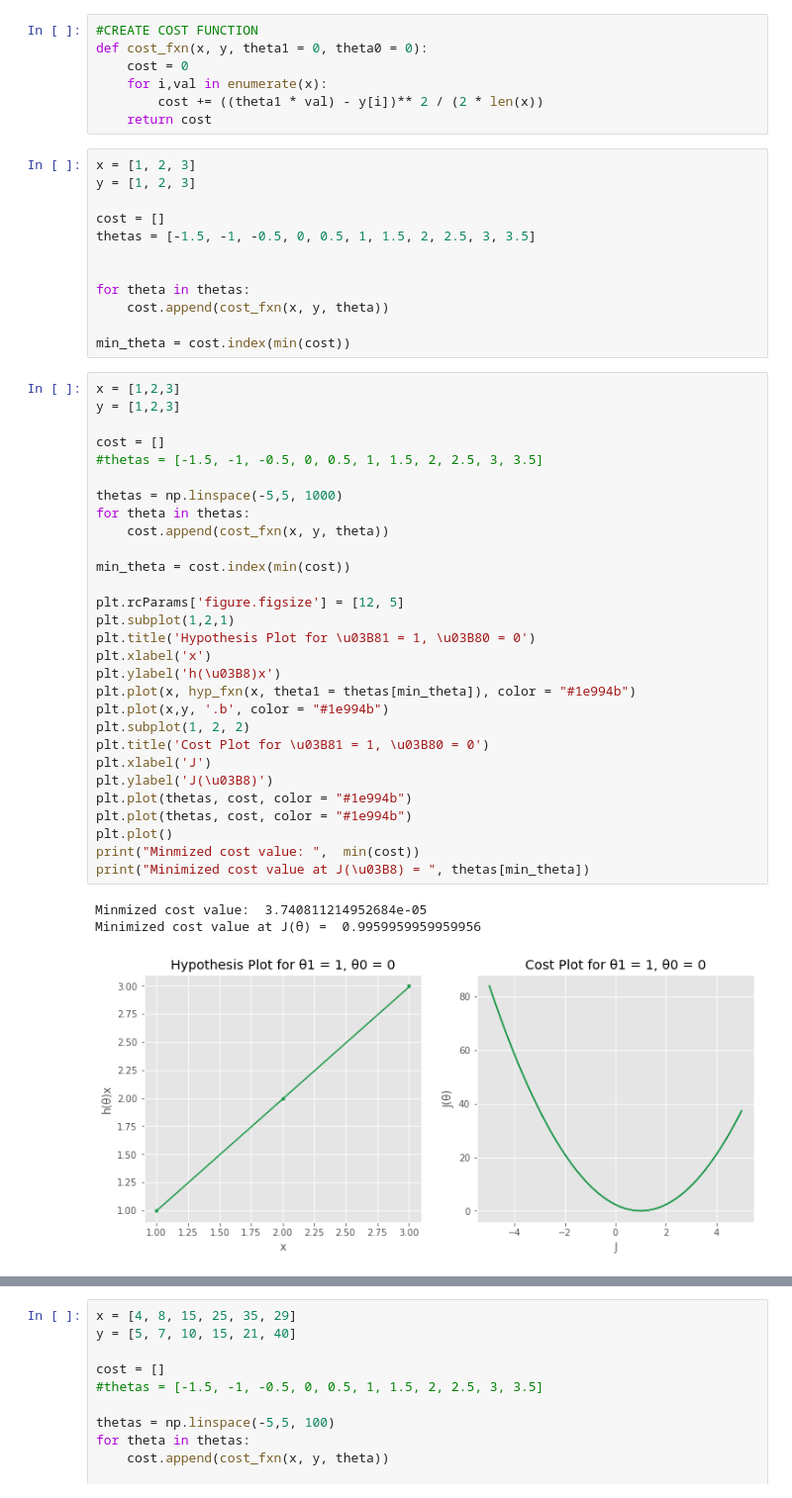
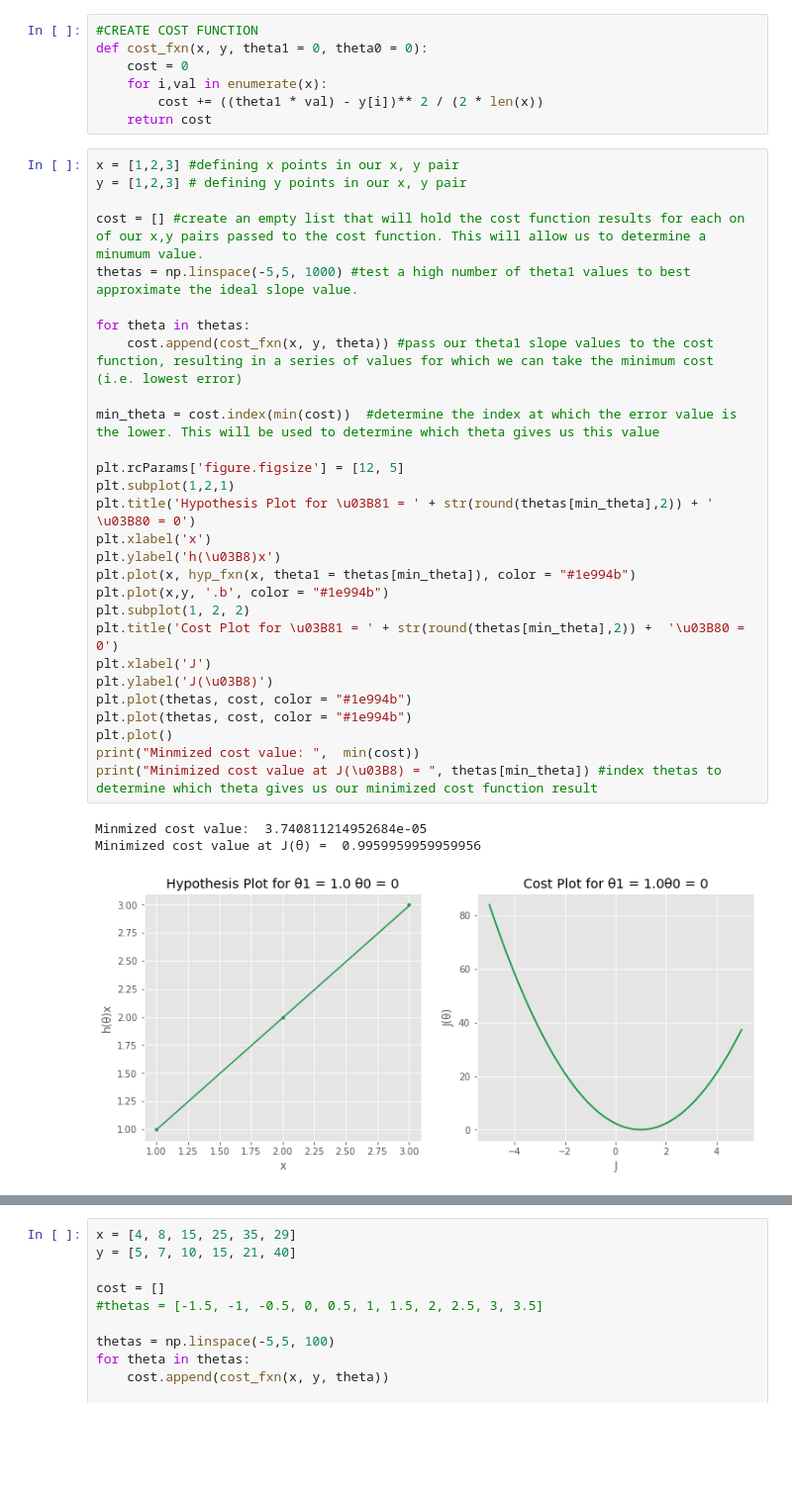
Before and after one commit to kvssea/MachineLearning, a Jupyter notebook: linear_cost_functions.ipynb, the cells around one changed output, grey strips where cells are left out. Shown: that part at 99% size. Drawn from its saved outputs; the diff is of its cells as text; blank space fills up the shorter version.

```diff
--- a/linear_cost_functions.ipynb
+++ b/linear_cost_functions.ipynb
@@ -58,48 +63,35 @@ def cost_fxn(x, y, theta1 = 0, theta0 = 0):
     for i,val in enumerate(x):
         cost += ((theta1 * val) - y[i])** 2 / (2 * len(x))
     return cost
-# %%
-x = [1, 2, 3]
-y = [1, 2, 3]
-
-cost = []
-thetas = [-1.5, -1, -0.5, 0, 0.5, 1, 1.5, 2, 2.5, 3, 3.5]
-
-
-for theta in thetas:
-    cost.append(cost_fxn(x, y, theta))
-
-min_theta = cost.index(min(cost))
 # %%
-x = [1,2,3]
-y = [1,2,3]
+x = [1,2,3] #defining x points in our x, y pair
+y = [1,2,3] # defining y points in our x, y pair
 
-cost = []
-#thetas = [-1.5, -1, -0.5, 0, 0.5, 1, 1.5, 2, 2.5, 3, 3.5]
+cost = [] #create an empty list that will hold the cost function results for each on of our x,y pairs passed to the cost function. This will allow us to determine a minumum value.
+thetas = np.linspace(-5,5, 1000) #test a high number of theta1 values to best approximate the ideal slope value.
 
-thetas = np.linspace(-5,5, 1000)
 for theta in thetas:
-    cost.append(cost_fxn(x, y, theta))
+    cost.append(cost_fxn(x, y, theta)) #pass our theta1 slope values to the cost function, resulting in a series of values for which we can take the minimum cost (i.e. lowest error)
 
-min_theta = cost.index(min(cost))
+min_theta = cost.index(min(cost))  #determine the index at which the error value is the lower. This will be used to determine which theta gives us this value
 
 plt.rcParams['figure.figsize'] = [12, 5]
 plt.subplot(1,2,1)
-plt.title('Hypothesis Plot for \u03B81 = 1, \u03B80 = 0')
+plt.title('Hypothesis Plot for \u03B81 = ' + str(round(thetas[min_theta],2)) + ' \u03B80 = 0')
 plt.xlabel('x')
 plt.ylabel('h(\u03B8)x')
 plt.plot(x, hyp_fxn(x, theta1 = thetas[min_theta]), color = "#1e994b")
 plt.plot(x,y, '.b', color = "#1e994b")
 plt.subplot(1, 2, 2)
-plt.title('Cost Plot for \u03B81 = 1, \u03B80 = 0')
+plt.title('Cost Plot for \u03B81 = ' + str(round(thetas[min_theta],2)) +  '\u03B80 = 0')
 plt.xlabel('J')
 plt.ylabel('J(\u03B8)')
 plt.plot(thetas, cost, color = "#1e994b")
 plt.plot(thetas, cost, color = "#1e994b")
 plt.plot()
 print("Minmized cost value: ",  min(cost))
-print("Minimized cost value at J(\u03B8) = ", thetas[min_theta])
+print("Minimized cost value at J(\u03B8) = ", thetas[min_theta]) #index thetas to determine which theta gives us our minimized cost function result
 # %% [output]
 Minmized cost value:  3.740811214952684e-05
 Minimized cost value at J(θ) =  0.9959959959959956
-[figure, old version]
+[figure, new version]
```
Also changed, not shown: parts of 6 cells of this notebook.
